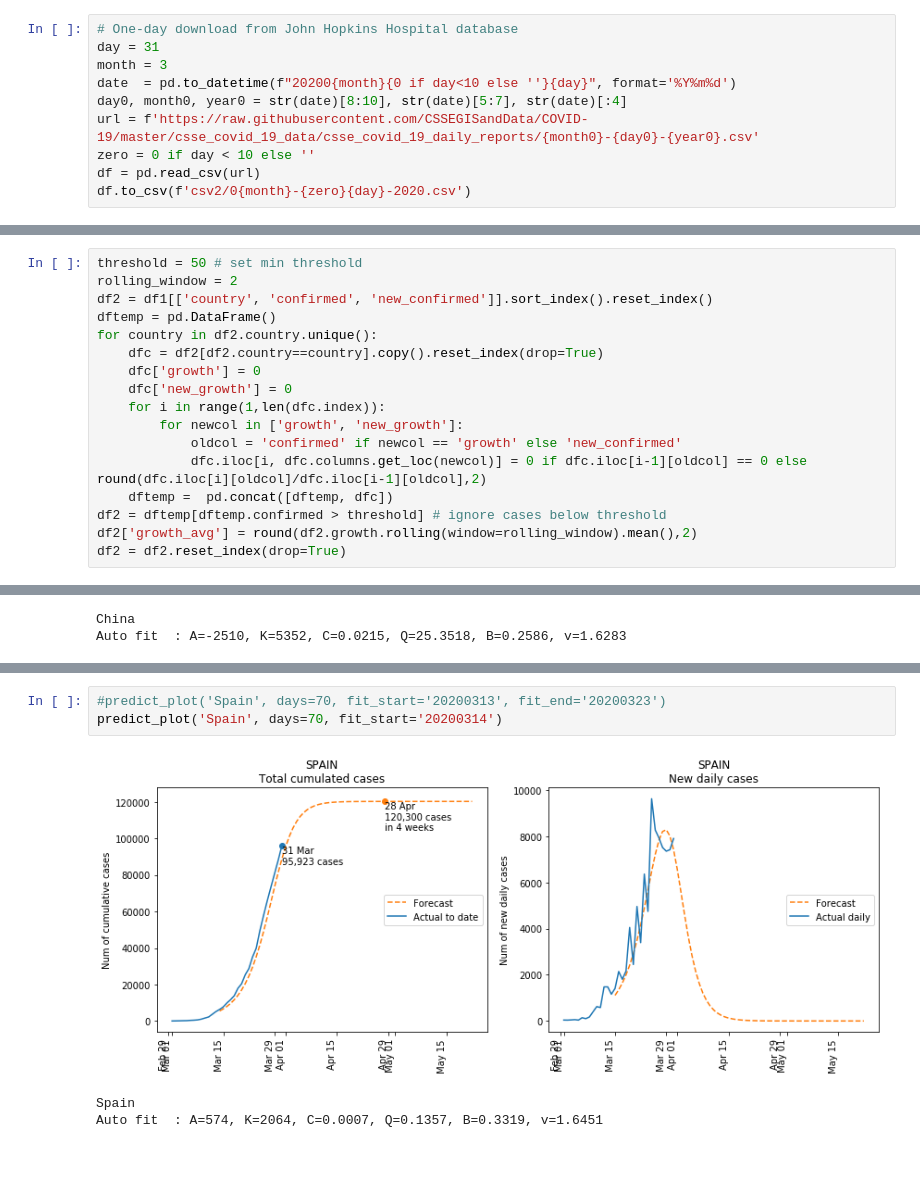
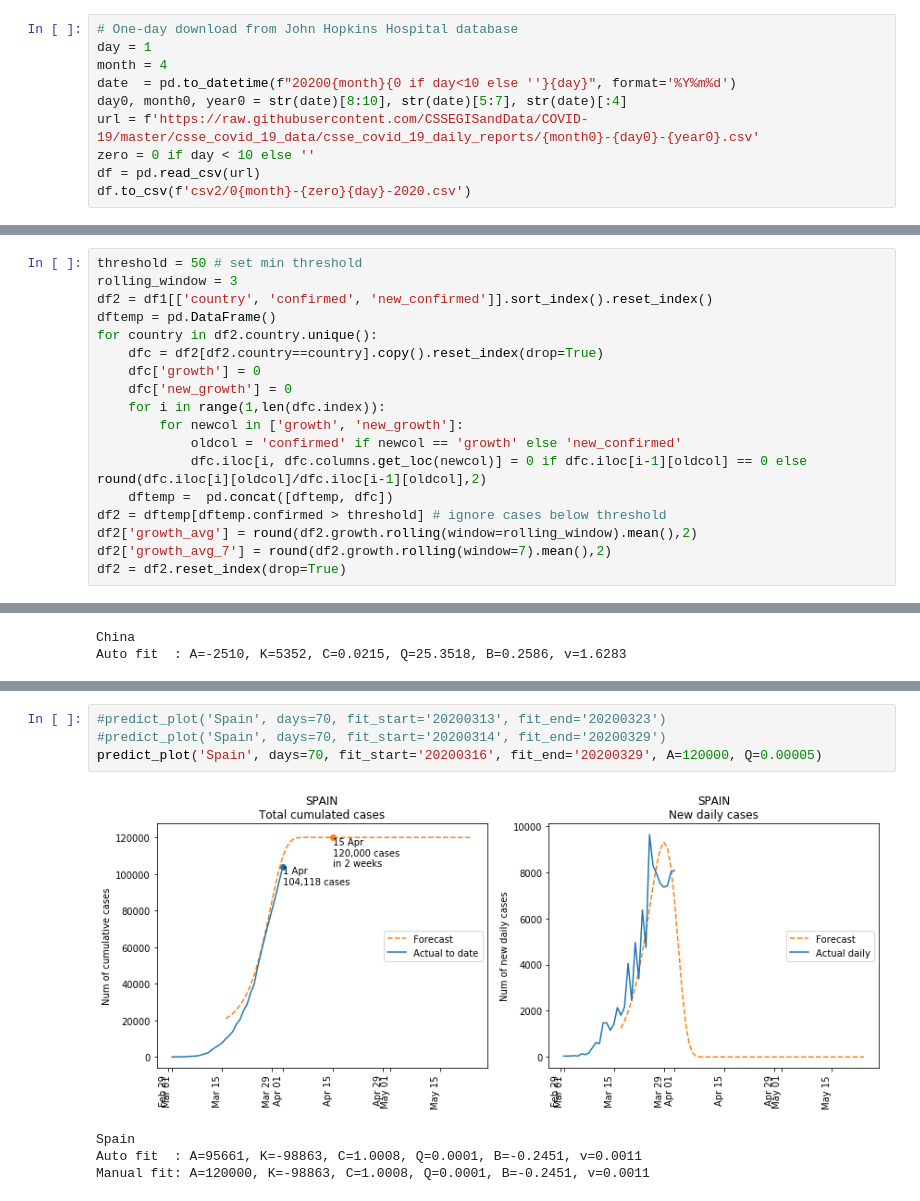
Before and after one commit to khairulomar/Covid-19, a Jupyter notebook: Covid19.ipynb, the cells around one changed output, grey strips where cells are left out. Drawn from its saved outputs; the diff is of its cells as text; blank space fills up the shorter version.

```diff
--- a/Covid19.ipynb
+++ b/Covid19.ipynb
@@ -38,8 +38,8 @@ warnings.filterwarnings("ignore")
 #     df.to_csv(f'csv/{month}-{day}-{year}.csv')
 # %%
 # One-day download from John Hopkins Hospital database
-day = 31
-month = 3
+day = 1
+month = 4
 date  = pd.to_datetime(f"20200{month}{0 if day<10 else ''}{day}", format='%Y%m%d')
 day0, month0, year0 = str(date)[8:10], str(date)[5:7], str(date)[:4]
 url = f'https://raw.githubusercontent.com/CSSEGISandData/COVID-19/master/csse_covid_19_data/csse_covid_19_daily_reports/{month0}-{day0}-{year0}.csv'
@@ -302,6 +302,6 @@ plt.show()
 # %%
 threshold = 50 # set min threshold
-rolling_window = 2
+rolling_window = 3
 df2 = df1[['country', 'confirmed', 'new_confirmed']].sort_index().reset_index()
 dftemp = pd.DataFrame()
 for country in df2.country.unique():
@@ -315,6 +315,7 @@ for country in df2.country.unique():
     dftemp =  pd.concat([dftemp, dfc])
 df2 = dftemp[dftemp.confirmed > threshold] # ignore cases below threshold
 df2['growth_avg'] = round(df2.growth.rolling(window=rolling_window).mean(),2)
+df2['growth_avg_7'] = round(df2.growth.rolling(window=7).mean(),2)
 df2 = df2.reset_index(drop=True)
 # %%
 print(f'\nTop 20 countries with the highest day-on-day growth as of {date.day}/{date.month}/2020')
@@ -715,11 +717,13 @@ Italy
 Auto fit  : A=-94, K=2952, C=0.3288, Q=1.9149, B=0.0891, v=0.2658
 # %%
 #predict_plot('Spain', days=70, fit_start='20200313', fit_end='20200323')
-predict_plot('Spain', days=70, fit_start='20200314')
+#predict_plot('Spain', days=70, fit_start='20200314', fit_end='20200329')
+predict_plot('Spain', days=70, fit_start='20200316', fit_end='20200329', A=120000, Q=0.00005)
 # %% [output]
-[figure, old version]
+[figure, new version]
 Spain
-Auto fit  : A=574, K=2064, C=0.0007, Q=0.1357, B=0.3319, v=1.6451
+Auto fit  : A=95661, K=-98863, C=1.0008, Q=0.0001, B=-0.2451, v=0.0011
+Manual fit: A=120000, K=-98863, C=1.0008, Q=0.0001, B=-0.2451, v=0.0011
 # %%
 predict_plot('Germany', rolling=1, days=120, fit_end='20200317', showpeak=False, A=-300, B=0.25)
 # %% [output]
```
Also changed, not shown: parts of 21 cells of this notebook, 19 other files.
